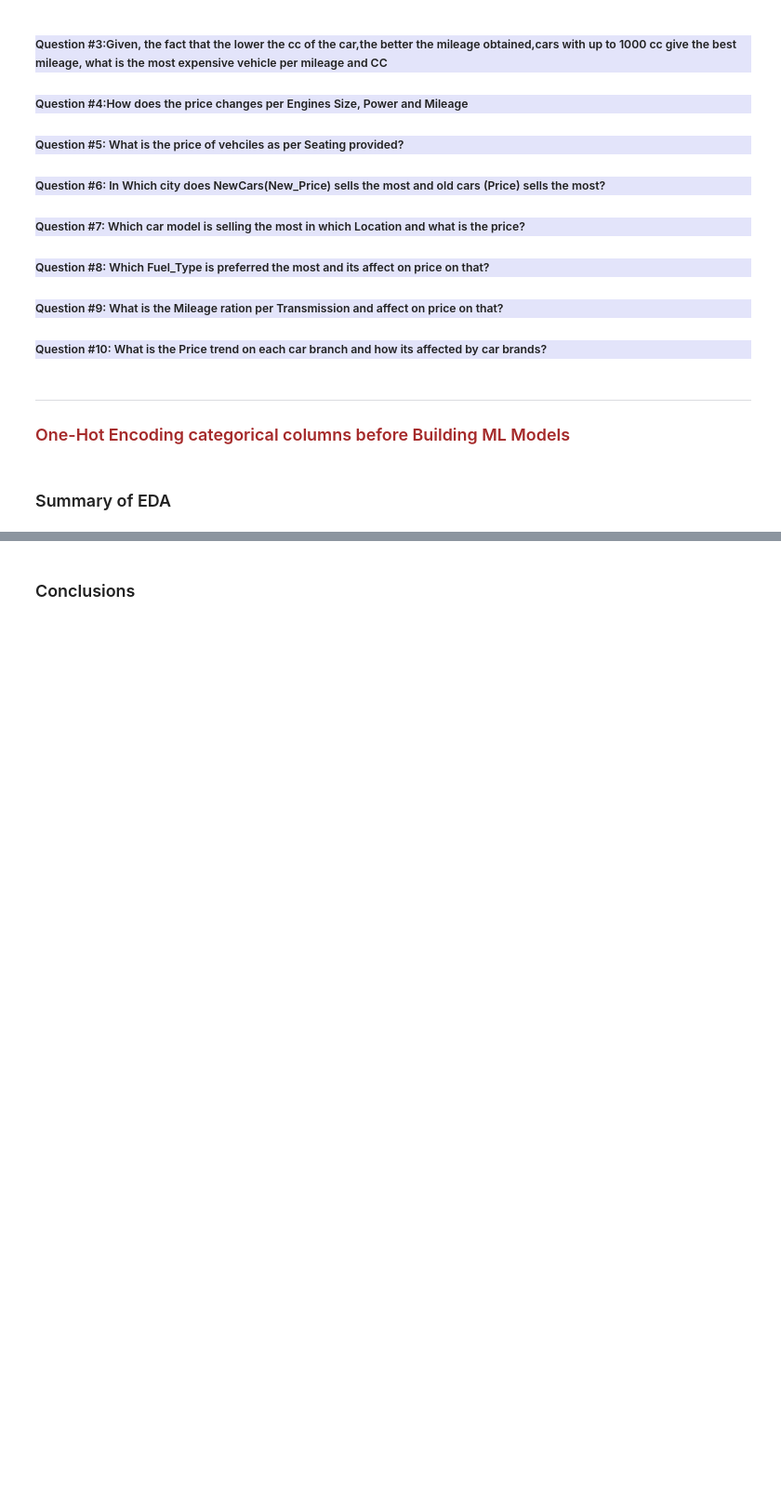
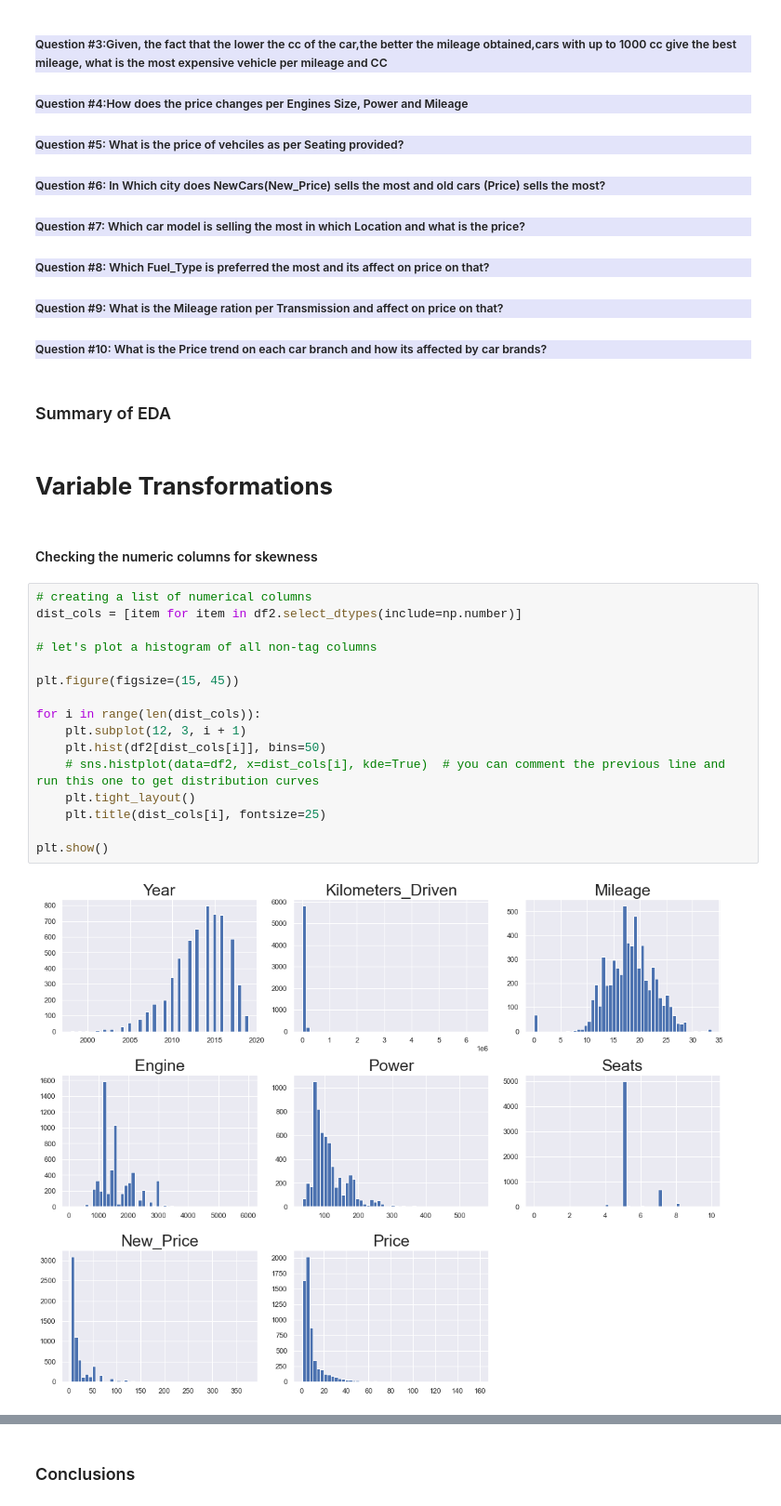
Before and after one commit to miricoder/projects, a Jupyter notebook: Supervised_Learning_Regression/Cars4U_Project2.ipynb, the cells around one changed output, grey strips where cells are left out. Shown at 93% size. Drawn from its saved outputs; the diff is of its cells as text; blank space fills up the shorter version.

```diff
--- a/Supervised_Learning_Regression/Cars4U_Project2.ipynb
+++ b/Supervised_Learning_Regression/Cars4U_Project2.ipynb
@@ -1070,8 +1072,27 @@ plt.show()
 <h5 style="background-color:#E3E4FA">Question #9: What is the Mileage ration per Transmission and affect on price on that?</h5>
 
 <h5 style="background-color:#E3E4FA">Question #10: What is the Price trend on each car branch and how its affected by car brands?</h5>
-# %% [markdown]
-****
-<h3 style="color:Brown">One-Hot Encoding categorical columns before Building ML Models</h3>
 # %% [markdown]
 ### <a id='link1'>Summary of EDA</a>
+# %% [markdown]
+# **Variable Transformations**
+# %% [markdown]
+#### Checking the numeric columns for skewness
+# %%
+# creating a list of numerical columns
+dist_cols = [item for item in df2.select_dtypes(include=np.number)]
+
+# let's plot a histogram of all non-tag columns
+
+plt.figure(figsize=(15, 45))
+
+for i in range(len(dist_cols)):
+    plt.subplot(12, 3, i + 1)
+    plt.hist(df2[dist_cols[i]], bins=50)
+    # sns.histplot(data=df2, x=dist_cols[i], kde=True)  # you can comment the previous line and run this one to get distribution curves
+    plt.tight_layout()
+    plt.title(dist_cols[i], fontsize=25)
+
+plt.show()
+# %% [output]
+[figure, added]
```
Also changed, not shown: parts of 30 cells of this notebook, 2 other files.
